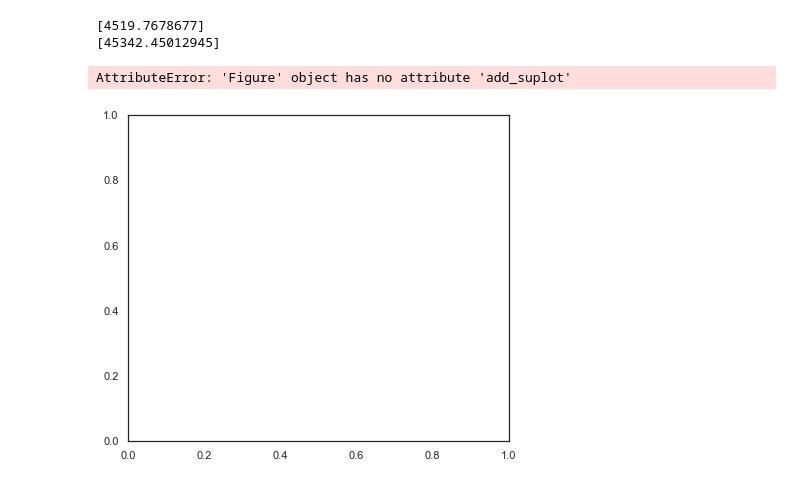
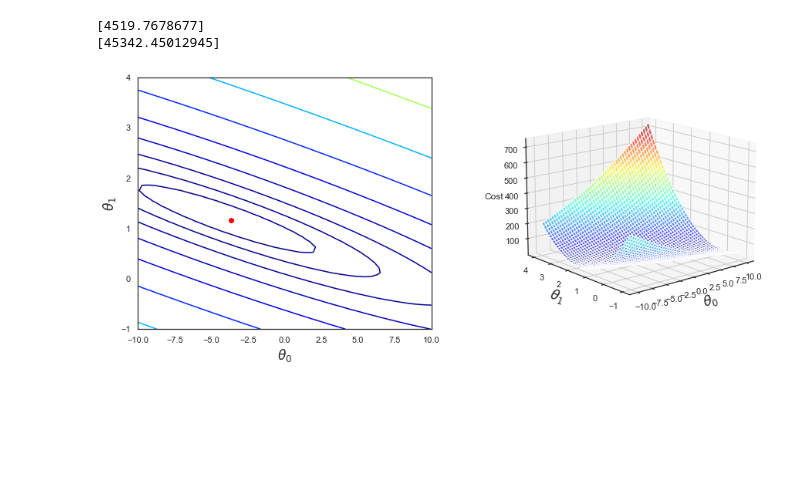
Before and after one commit to AiJared/AndrewNgMLAssignments, a Jupyter notebook: Linear Regression.ipynb, the cells around one changed output. Saved outputs shown, nothing was run; the diff lists cells and outputs as text; code cells hidden in the pictures; blank space fills up the shorter version.

```diff
--- a/Linear Regression.ipynb
+++ b/Linear Regression.ipynb
@@ -100,32 +100,31 @@ print(theta.T.dot([1, 7])*10000)
 # %%
 # Create grid coordinates for plotting
 B0 = np.linspace(-10, 10, 50)
 B1 = np.linspace(-1, 4, 50)
 xx, yy = np.meshgrid(B0, B1, indexing='xy')
 Z = np.zeros((B0.size, B1.size))
 
 # calculate X-values (Cost) based on grid of coefficients
 for (i,j),v in np.ndenumerate(Z):
     Z[i,j] = computeCost(X,y, theta=[[xx[i,j]], [yy[i,j]]])
 
 fig = plt.figure(figsize=(15,6))
 ax1 = fig.add_subplot(121)
-ax2 = fig.add_suplot(122, projectioin='3d')
+ax2 = fig.add_subplot(122, projection='3d')
 
 # Left plot
 CS = ax1.contour(xx, yy, Z, np.logspace(-2, 3, 20), cmap=plt.cm.jet)
 ax1.scatter(theta[0], theta[1], c='r')
 
 # Right plot
 ax2.plot_surface(xx, yy, Z, rstride=1, cstride=1, alpha=0.6, cmap=plt.cm.jet)
 ax2.set_zlabel('Cost')
 ax2.set_zlim(Z.min(), Z.max())
 ax2.view_init(elev=15, azim=230)
 
 # settings common to both plots
 for ax in fig.axes:
     ax.set_xlabel(r'$\theta_0$', fontsize=17)
     ax.set_ylabel(r'$\theta_1$', fontsize=17)
 # %% [output]
-AttributeError: 'Figure' object has no attribute 'add_suplot'
-[figure, old version]
+[figure, new version]
```
